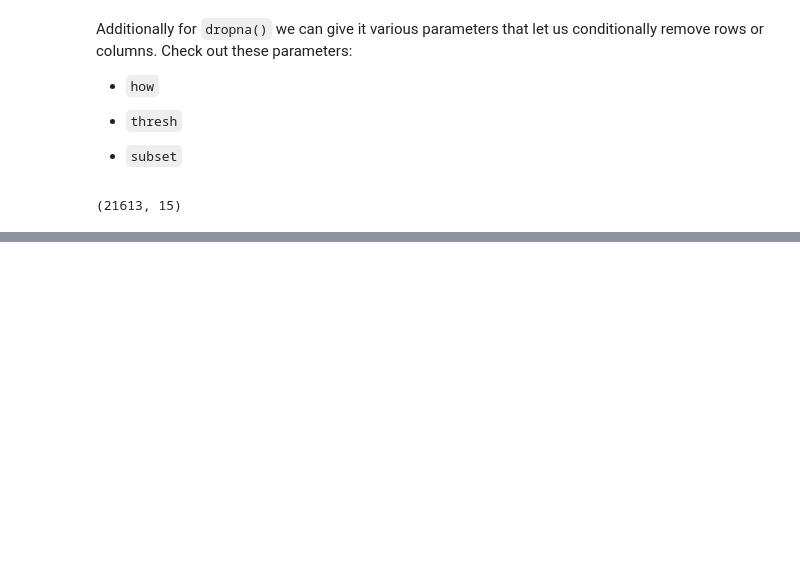
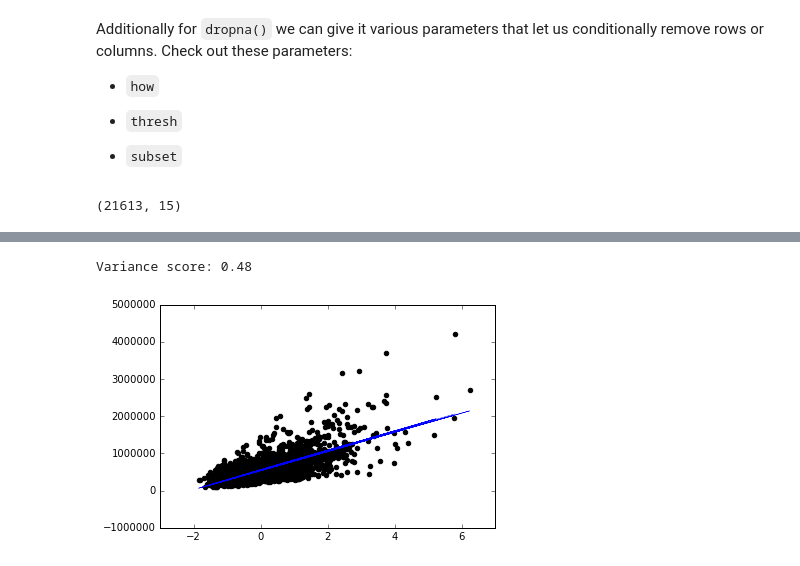
Before and after one commit to chaseWilliams/house_prices, a Jupyter notebook: visualize.ipynb, the cells around one changed output, grey strips where cells are left out. Cells and saved outputs as stored; diff of their text form; code cells hidden in the pictures; blank space fills up the shorter version.

```diff
--- a/visualize.ipynb
+++ b/visualize.ipynb
@@ -183,0 +217,20 @@ Variance score: 0.39
+# %%
+# start afresh with the pruned features
+new_data = df.iloc[:, (3, 8, 9)].values
+prices = df.iloc[:, 0].values
+X_train, X_test, y_train, y_test = train_test_split(new_data, prices, test_size=0.15, random_state=0)
+X_train = scaler.fit_transform(X_train)
+X_test = scaler.transform(X_test)
+def test_model_pruned(model):
+    model.fit(X_train, y_train)
+    print('Variance score: %.2f' % model.score(X_test, y_test))
+
+    # Plot outputs
+    plt.scatter(X_test[:,0], y_test,  color='black')
+    plt.plot(X_test[:,0], model.predict(X_test), color='blue', linewidth=.5)
+    plt.show()
+
+test_model_pruned(ols)
+# %% [output]
+Variance score: 0.48
+[figure, added]
```
Also changed, not shown: parts of 5 cells of this notebook, 1 other file.
